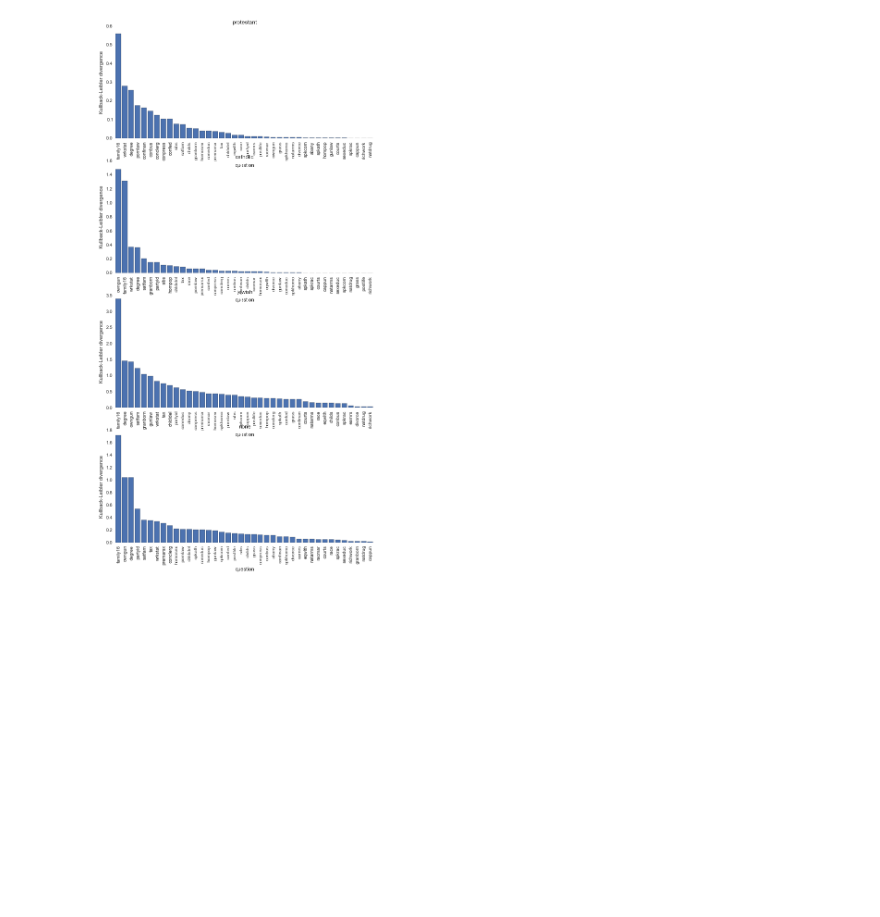
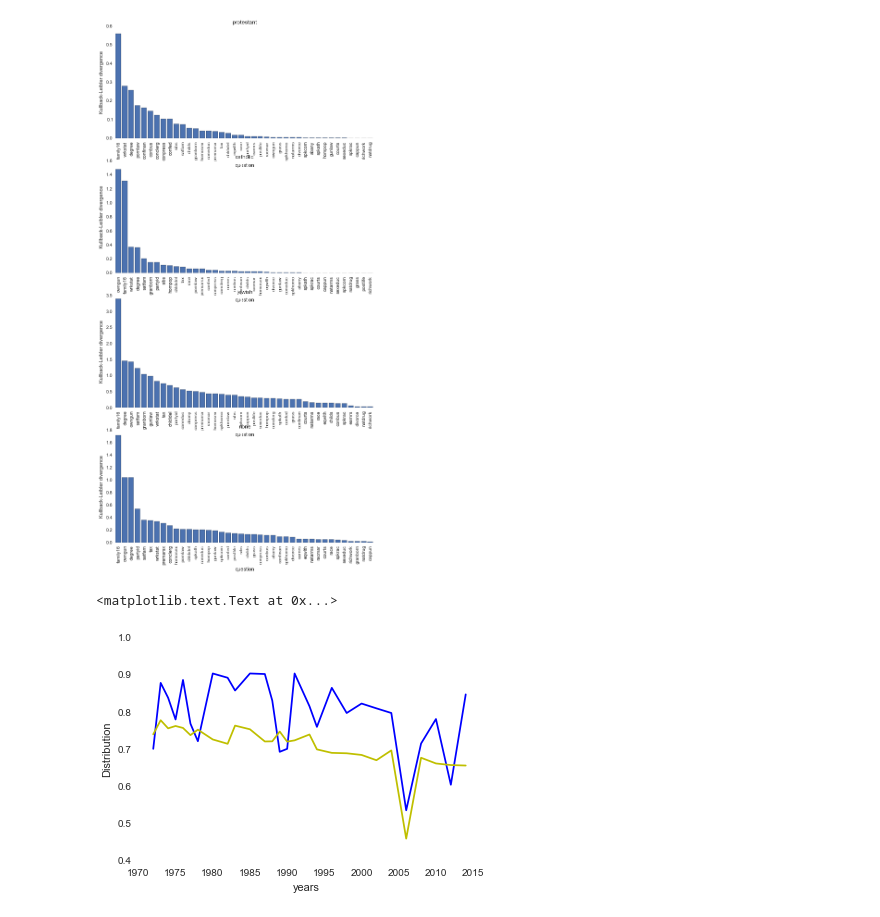
Before and after one commit to JorrenAdvProg/MasterclassBDProject, a Jupyter notebook: BDProject_Bosga_Meijers.ipynb, the cells around one changed output. Saved outputs shown, nothing was run; the diff lists cells and outputs as text; code cells hidden in the pictures; blank space fills up the shorter version.

Commit message:
example plot

```diff
--- a/BDProject_Bosga_Meijers.ipynb
+++ b/BDProject_Bosga_Meijers.ipynb
@@ -251,7 +249,7 @@ def distributiontotalpop(total_data, category1, askedanswer):
     Distribution = []
     years = []
     for key in total_data.keys():
-        years.append(int(key))
+        years.append(key)
     years.sort()
     for year in years:
         positive = 0
@@ -271,7 +269,7 @@ def distributionpartialpop(total_data,category1, askedanswer, category2, subcate
     Distribution = []
     years = []
     for key in total_data.keys():
-        years.append(int(key))
+        years.append(key)
     years.sort()
     for year in years:
         positive = 0
@@ -310,3 +308,14 @@ for i, religion in enumerate(religions):
     plt.tight_layout
 # %% [output]
 [figure]
+# %%
+dist1, years1 = distributionpartialpop(total_data, 'family16', 'mother & father', 'relig', 'jewish')
+dist2, years2 = distributiontotalpop(total_data, 'family16', 'mother & father')
+plt.figure(1)
+plt.plot(years1,dist1, c = 'b', label="J")
+plt.plot(years1,dist2, c = 'y', label="T")
+plt.xlabel('years')
+plt.ylabel('Distribution')
+# %% [output]
+<matplotlib.text.Text at 0x...>
+[figure, added]
```
Also changed, not shown: parts of 2 cells of this notebook.
